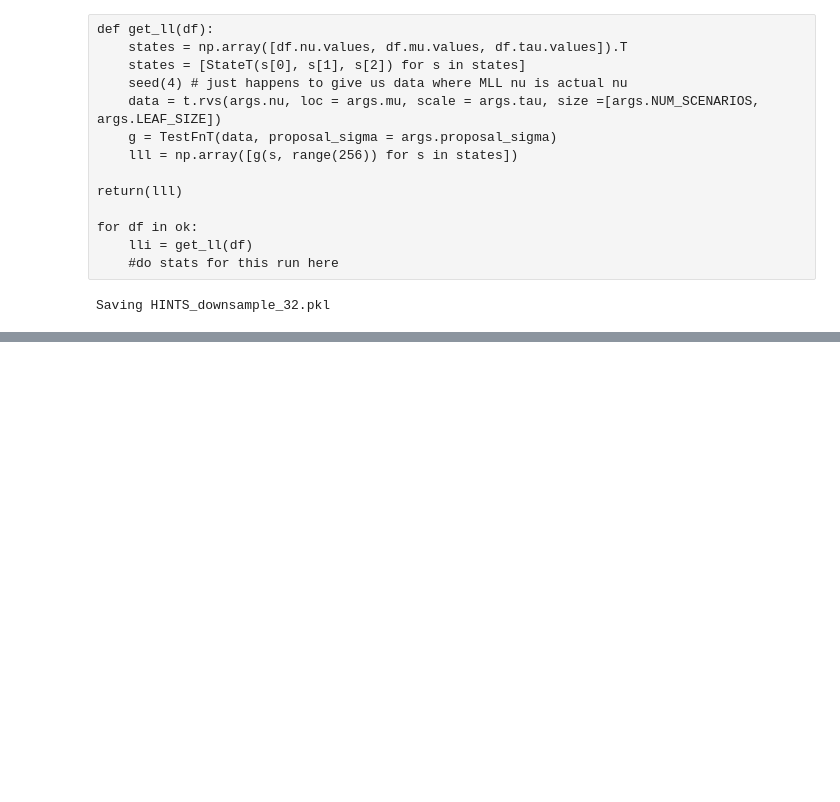
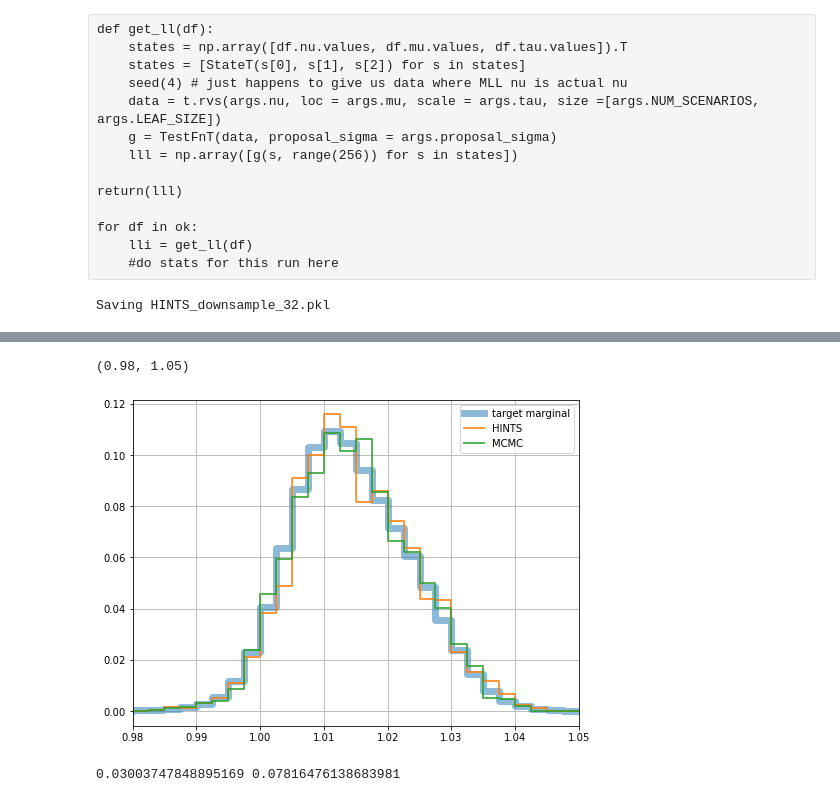
Before and after one commit to mjstrens/HINTS, a Jupyter notebook: HINTS_Student_t.ipynb, the cells around one changed output, grey strips where cells are left out. Drawn from its saved outputs; the diff is of its cells as text; code cells hidden in the pictures; blank space fills up the shorter version.

```diff
--- a/HINTS_Student_t.ipynb
+++ b/HINTS_Student_t.ipynb
@@ -248,0 +377,50 @@ for sx in ['nu', 'mu', 'tau']:
+# %%
+# evaluate sample against this
+all_HINTS = np.concatenate([df_HINTS['tau'][250:].values for df_HINTS in res_HINTS])
+all_MCMC = np.concatenate([df_MCMC['tau'][333:].values for df_MCMC in res_MCMC])
+# %%
+sample_tau = np.array(np.histogram(all_HINTS, len(gtau), (gtau[0], gtau[-1]))[0], dtype = float)
+sample_tau /= np.sum(sample_tau)
+MCMC_sample_tau = np.array(np.histogram(all_MCMC, len(gtau), (gtau[0], gtau[-1]))[0], dtype = float)
+MCMC_sample_tau /= np.sum(MCMC_sample_tau)
+plt.figure(figsize = [8,6])
+plt.plot(gtau, marginal_tau, drawstyle = 'steps-post', label = 'target marginal', alpha = 0.5, linewidth = 7)
+plt.plot(gtau, sample_tau, drawstyle = 'steps-post', label = 'HINTS', alpha = 0.8, linewidth = 2)
+plt.plot(gtau, MCMC_sample_tau, drawstyle = 'steps-post', label = 'MCMC', alpha = 0.8, linewidth = 2)
+plt.grid()
+plt.legend()
+plt.xlim(0.98, 1.05)
+# %% [output]
+(0.98, 1.05)
+[figure, added]
+# %%
+# rolling kl divergence on second half over evals so far?
+# or by period (adjusting for evals cache)
+
+from scipy.special import kl_div
+
+print(kl_div(sample_tau, marginal_tau).sum(), kl_div(MCMC_sample_tau, marginal_tau).sum())
+
+
+
+#for e_min in range(0, 250000,
+def kl(dfs, col, e_min, e_max, truth, grid):
+    samp = np.concatenate([df[df.evals_cache.between(e_min, e_max)][col] for df in dfs])
+    hist = np.array(np.histogram(samp, len(grid), (grid[0], grid[-1]))[0], dtype = float) + 1.0 # add 1 for expectation under dirichilet
+    return(kl_div(truth, hist/np.sum(hist)).sum())
+
+def kl_discrete(dfs, col, e_min, e_max, truth, grid):
+    samp = np.concatenate([df[df.evals_cache.between(e_min, e_max)][col] for df in dfs])
+    samp = np.clip(samp, a_min = grid[0], a_max = grid[-1])
+    hist = np.array(np.bincount(samp - grid[0], minlength = 1 + grid[-1] - grid[0]), dtype = float) + 1.0
+    return(kl_div(truth, hist/np.sum(hist)).sum())
+
+
+def wasserstein(dfs, col, e_min, e_max, truth, grid):
+    samp = np.concatenate([df[df.evals_cache.between(e_min, e_max)][col] for df in dfs])
+    hist = np.array(np.histogram(samp, len(grid), (grid[0], grid[-1]))[0], dtype = float)
+    true_cdf = np.cumsum(truth)
+    samp_cdf = np.cumsum(hist/np.sum(hist))
+    return(np.mean(np.abs(true_cdf - samp_cdf)))
+# %% [output]
+0.03003747848895169 0.07816476138683981
```
Also changed, not shown: parts of 30 cells of this notebook, 4 other files.
